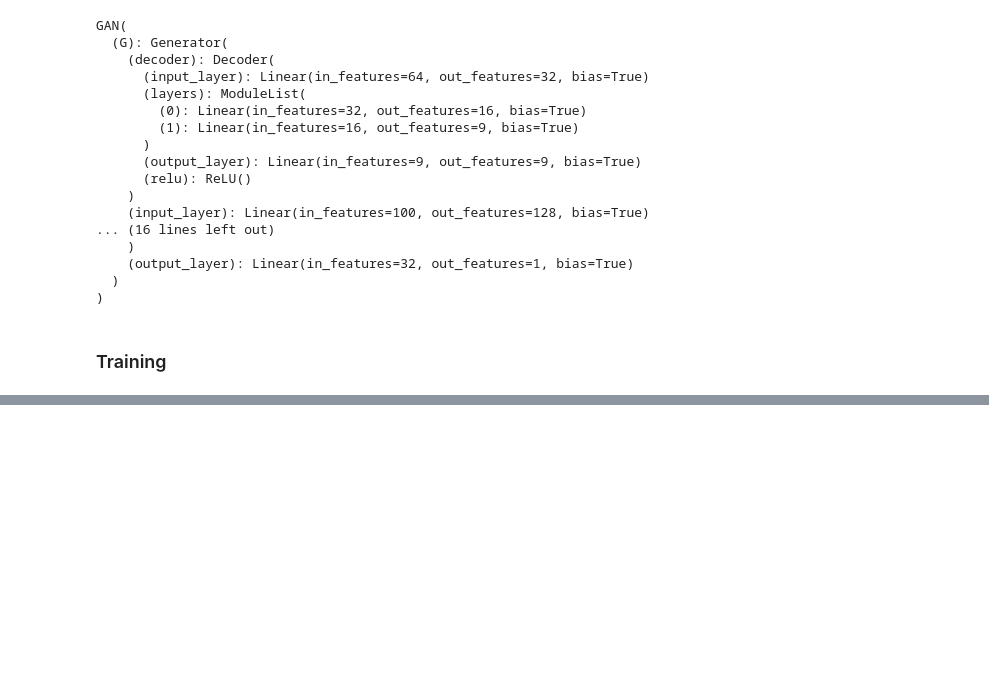
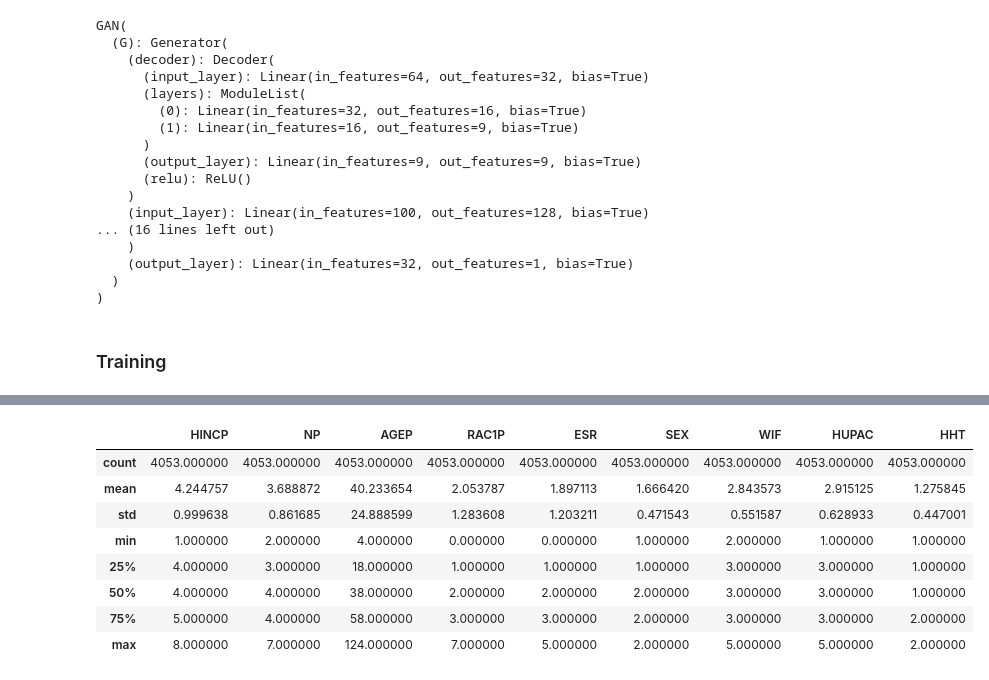
Before and after one commit to PascalJD/IFT6756, a Jupyter notebook: main.ipynb, the cells around one changed output, grey strips where cells are left out. Saved outputs shown, nothing was run; the diff lists cells and outputs as text; code cells hidden in the pictures; blank space fills up the shorter version.

```diff
--- a/main.ipynb
+++ b/main.ipynb
@@ -291,0 +309,3 @@ array([[ 3.,  3., 42.,  0.,  2.,  2.,  3.,  4.,  2.],
+# %%
+batch_synthetic = generate_samples(gan.G, val_df.shape[0], args.random_dim)
+batch_synthetic_df = pd.DataFrame(batch_synthetic, columns=val_df.columns)
@@ -291,0 +336,12 @@ array([[ 3.,  3., 42.,  0.,  2.,  2.,  3.,  4.,  2.],
+# %%
+batch_synthetic_df.describe()
+# %% [output]
+|  | HINCP | NP | AGEP | RAC1P | ESR | SEX | WIF | HUPAC | HHT |
+| count | 4053.000000 | 4053.000000 | 4053.000000 | 4053.000000 | 4053.000000 | 4053.000000 | 4053.000000 | 4053.000000 | 4053.000000 |
+| mean | 4.244757 | 3.688872 | 40.233654 | 2.053787 | 1.897113 | 1.666420 | 2.843573 | 2.915125 | 1.275845 |
+| std | 0.999638 | 0.861685 | 24.888599 | 1.283608 | 1.203211 | 0.471543 | 0.551587 | 0.628933 | 0.447001 |
+| min | 1.000000 | 2.000000 | 4.000000 | 0.000000 | 0.000000 | 1.000000 | 2.000000 | 1.000000 | 1.000000 |
+| 25% | 4.000000 | 3.000000 | 18.000000 | 1.000000 | 1.000000 | 1.000000 | 3.000000 | 3.000000 | 1.000000 |
+| 50% | 4.000000 | 4.000000 | 38.000000 | 2.000000 | 2.000000 | 2.000000 | 3.000000 | 3.000000 | 1.000000 |
+| 75% | 5.000000 | 4.000000 | 58.000000 | 3.000000 | 3.000000 | 2.000000 | 3.000000 | 3.000000 | 2.000000 |
+| max | 8.000000 | 7.000000 | 124.000000 | 7.000000 | 5.000000 | 2.000000 | 5.000000 | 5.000000 | 2.000000 |
```
Also changed, not shown: parts of 14 cells of this notebook, 4 other files.
